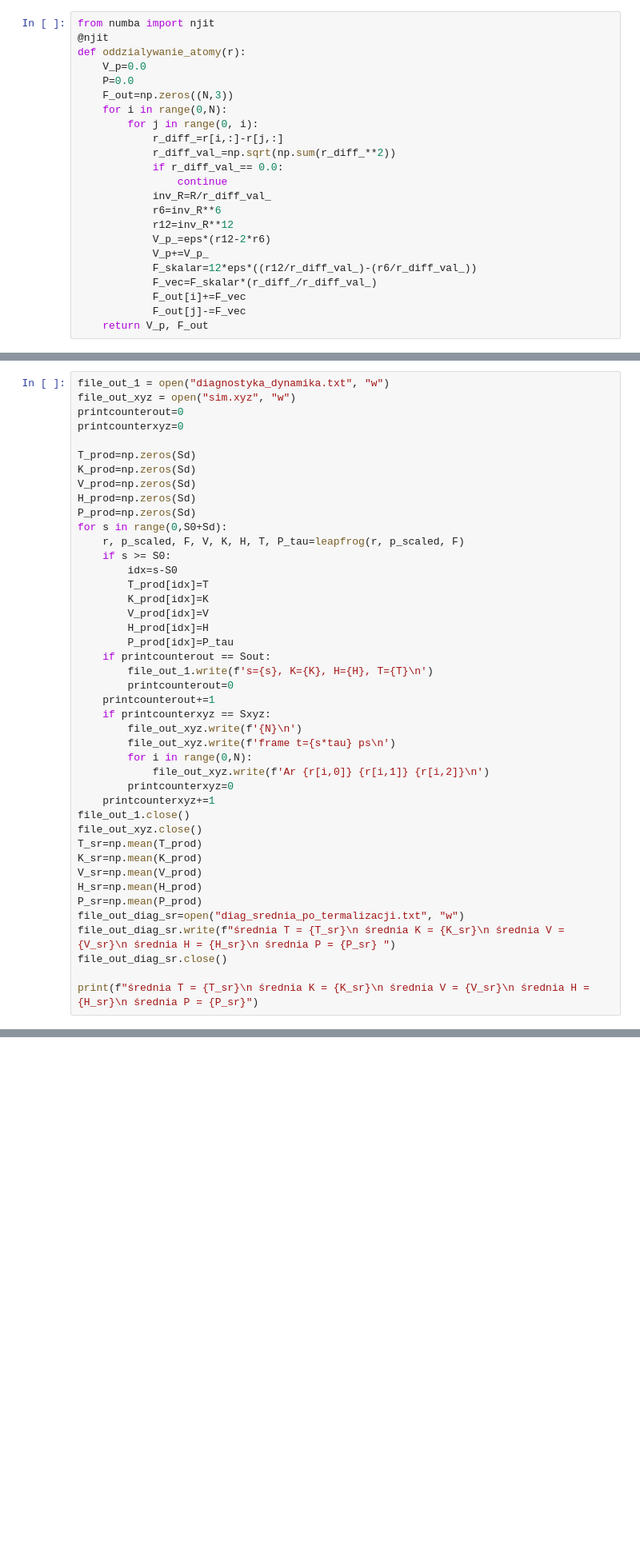
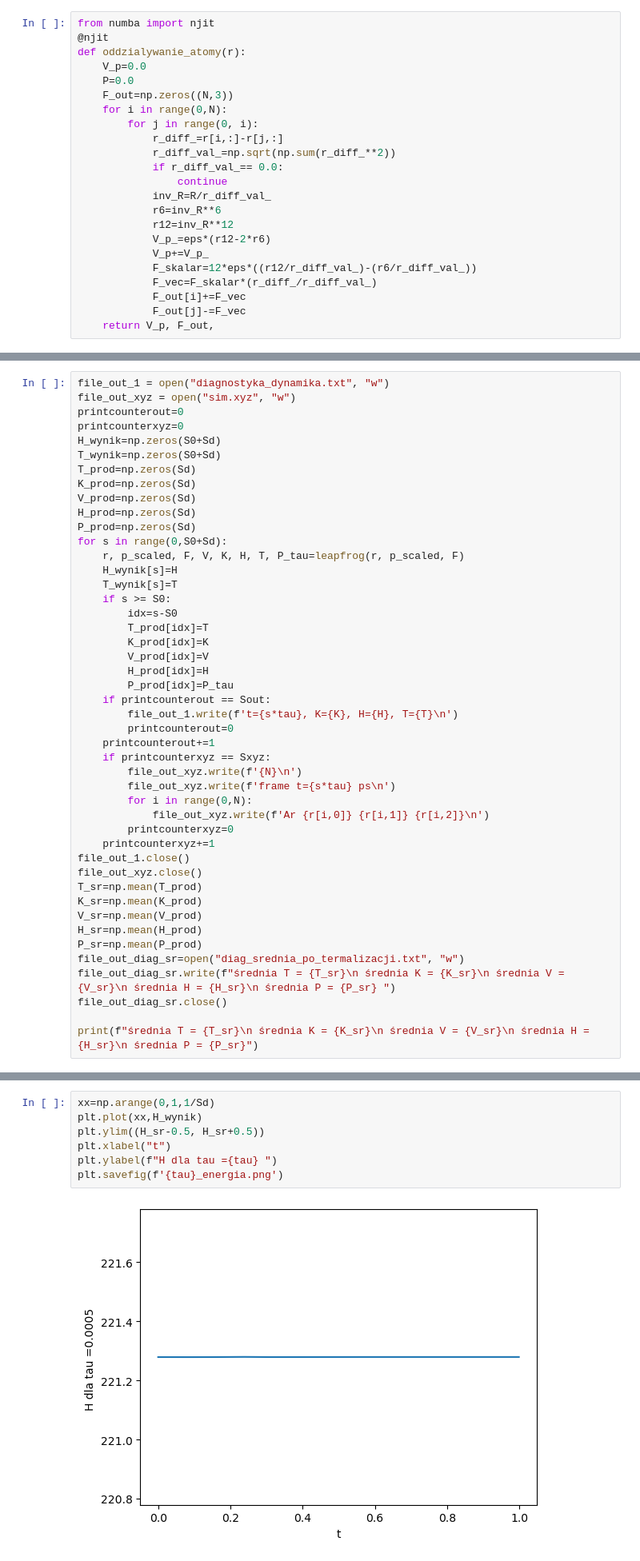
Before and after one commit to hanlawr/kms, a Jupyter notebook: lab1.ipynb, the cells around one changed output, grey strips where cells are left out. Shown at 80% size. Cells and saved outputs as stored; diff of their text form; blank space fills up the shorter version.

```diff
--- a/lab1.ipynb
+++ b/lab1.ipynb
@@ -108,7 +108,7 @@ def oddzialywanie_atomy(r):
             F_vec=F_skalar*(r_diff_/r_diff_val_)
             F_out[i]+=F_vec
             F_out[j]-=F_vec
-    return V_p, F_out
+    return V_p, F_out,
 # %%
 @njit
 def spherical(r):
@@ -152,7 +152,8 @@ file_out_1 = open("diagnostyka_dynamika.txt", "w")
 file_out_xyz = open("sim.xyz", "w")
 printcounterout=0
 printcounterxyz=0
-
+H_wynik=np.zeros(S0+Sd)
+T_wynik=np.zeros(S0+Sd)
 T_prod=np.zeros(Sd)
 K_prod=np.zeros(Sd)
 V_prod=np.zeros(Sd)
@@ -160,6 +161,8 @@ H_prod=np.zeros(Sd)
 P_prod=np.zeros(Sd)
 for s in range(0,S0+Sd):
     r, p_scaled, F, V, K, H, T, P_tau=leapfrog(r, p_scaled, F)
+    H_wynik[s]=H
+    T_wynik[s]=T
     if s >= S0:
         idx=s-S0
         T_prod[idx]=T
@@ -168,7 +171,7 @@ for s in range(0,S0+Sd):
         H_prod[idx]=H
         P_prod[idx]=P_tau
     if printcounterout == Sout:
-        file_out_1.write(f's={s}, K={K}, H={H}, T={T}\n')
+        file_out_1.write(f't={s*tau}, K={K}, H={H}, T={T}\n')
         printcounterout=0
     printcounterout+=1
     if printcounterxyz == Sxyz:
@@ -198 +201,10 @@ print(f"średnia T = {T_sr}\n średnia K = {K_sr}\n średnia V = {V_sr}\n średn
  średnia P = 0.0
+# %%
+xx=np.arange(0,1,1/Sd)
+plt.plot(xx,H_wynik)
+plt.ylim((H_sr-0.5, H_sr+0.5))
+plt.xlabel("t")
+plt.ylabel(f"H dla tau ={tau} ")
+plt.savefig(f'{tau}_energia.png')
+# %% [output]
+[figure, added]
```
Also changed, not shown: parts of 5 cells of this notebook, 19 other files.
